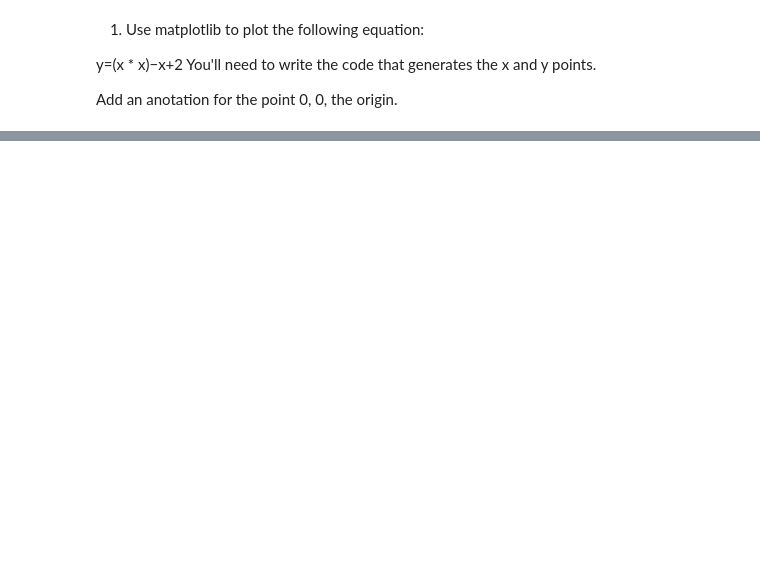
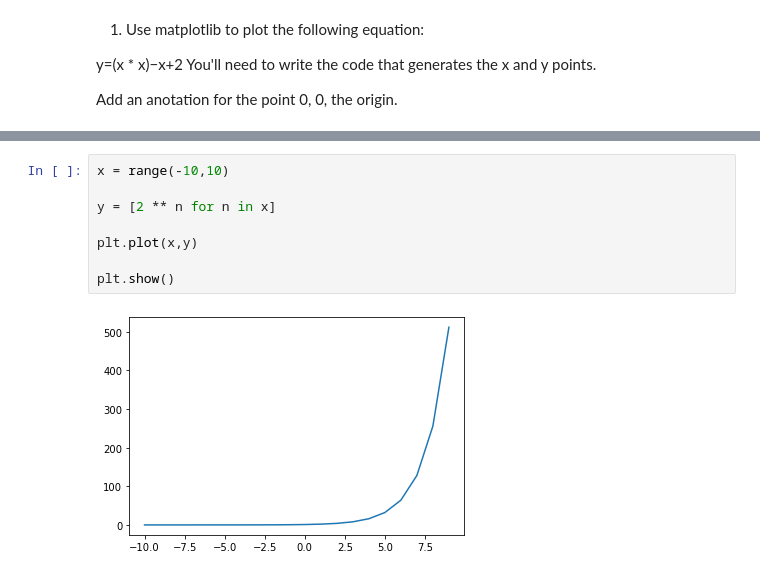
Before and after one commit to johngrinstead/numpy-pandas-visualization-exercises, a Jupyter notebook: matplotlib_exercises.ipynb, the cells around one changed output, grey strips where cells are left out. Drawn from its saved outputs; the diff is of its cells as text; blank space fills up the shorter version.

```diff
--- a/matplotlib_exercises.ipynb
+++ b/matplotlib_exercises.ipynb
@@ -25,0 +66,10 @@ plt.show()
+# %%
+x = range(-10,10)
+
+y = [2 ** n for n in x]
+
+plt.plot(x,y)
+
+plt.show()
+# %% [output]
+[figure, added]
```
Also changed, not shown: parts of 11 cells of this notebook.
